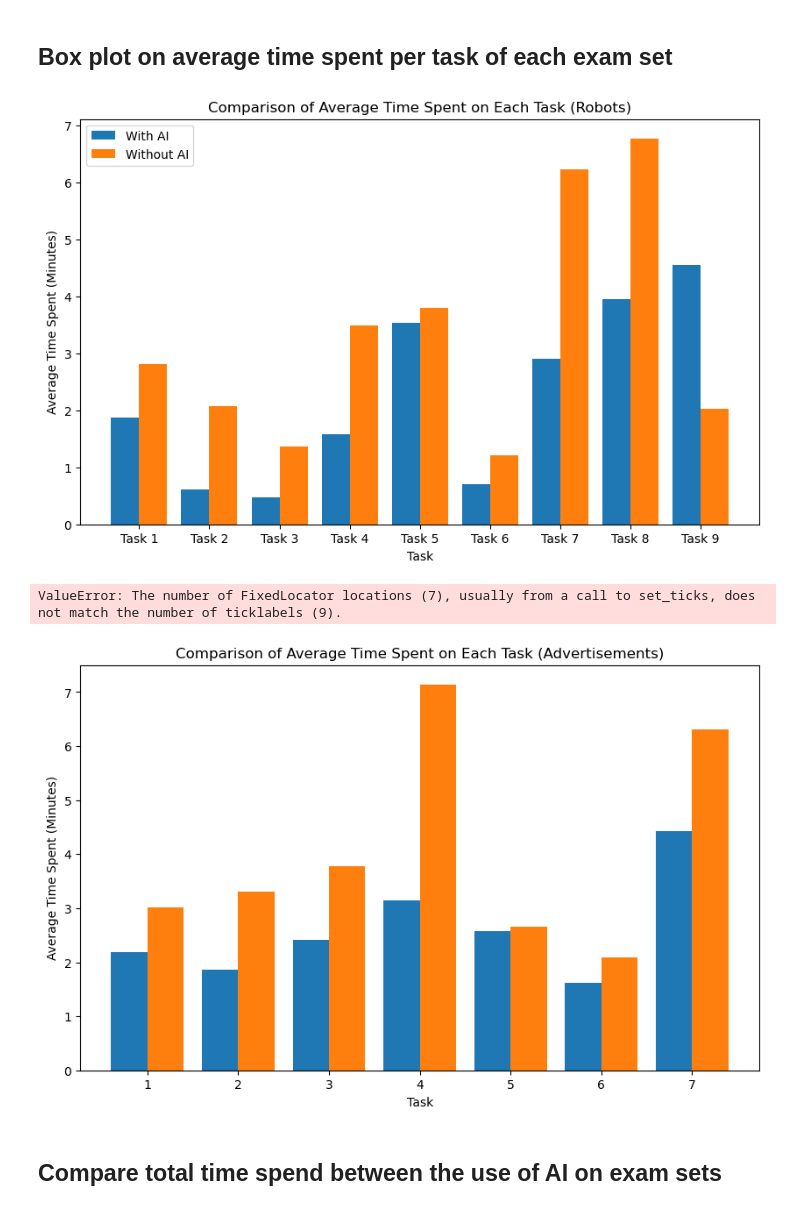
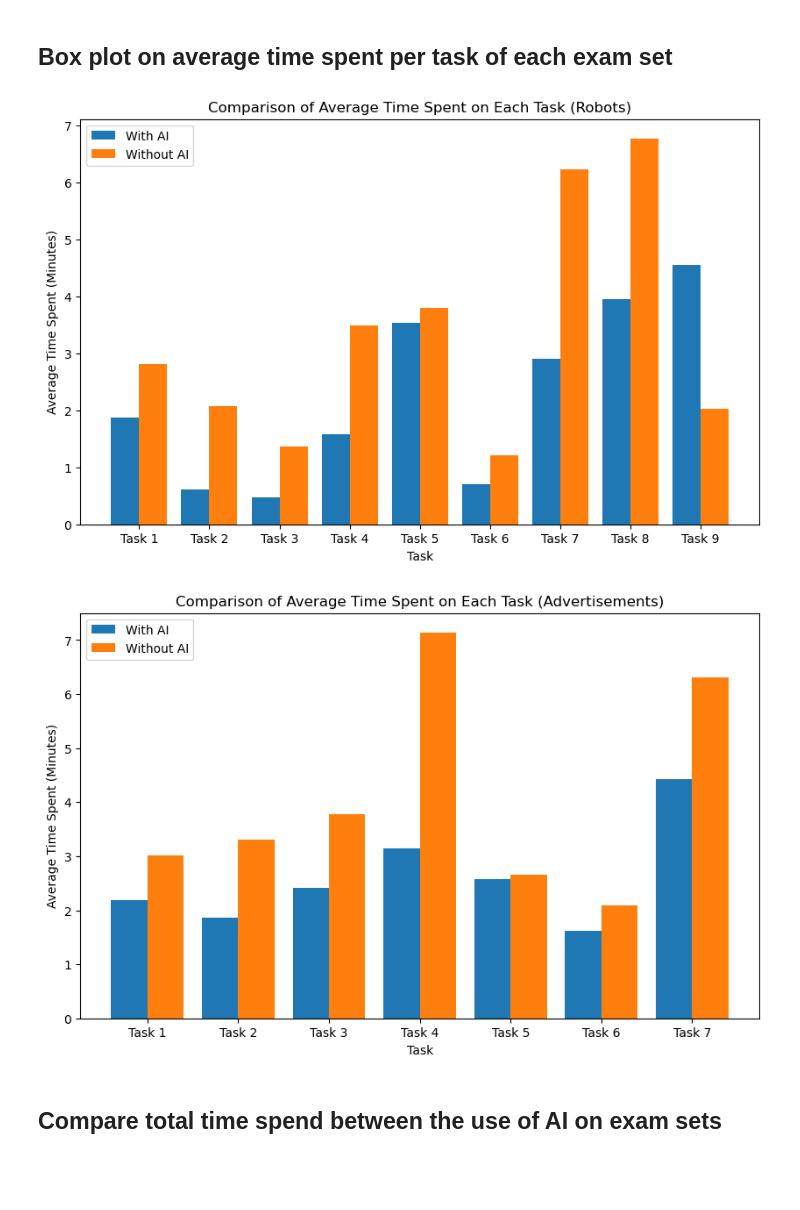
Before and after one commit to cseetreview/review_project, a Jupyter notebook: dataanalysis copy.ipynb, the cells around one changed output. Cells and saved outputs as stored; diff of their text form; code cells hidden in the pictures; blank space fills up the shorter version.

Commit message:
task names fixed

```diff
--- a/dataanalysis copy.ipynb
+++ b/dataanalysis copy.ipynb
@@ -148,38 +148,39 @@ def calculate_average_time(task_series):
 # Apply the function to calculate average time spent per task for both sets
 avg_time_with_ai_robots = data[(data['With AI'] == 'Yes') & (data['Exam Set'] == 'Robots')].iloc[:, 3:12].apply(calculate_average_time, axis=0)
 avg_time_without_ai_robots = data[(data['With AI'] == 'No') & (data['Exam Set'] == 'Robots')].iloc[:, 3:12].apply(calculate_average_time, axis=0)
 
 avg_time_with_ai_ads = data[(data['With AI'] == 'Yes') & (data['Exam Set'] == 'Advertisements')].iloc[:, 3:12].apply(calculate_average_time, axis=0)
 avg_time_without_ai_ads = data[(data['With AI'] == 'No') & (data['Exam Set'] == 'Advertisements')].iloc[:, 3:12].apply(calculate_average_time, axis=0)
 
 # Extract task names
-task_names = [f'Task {i}' for i in range(1, 10)]
+task_names_r = [f'Task {i}' for i in range(1, 10)]
+task_names_a = [f'Task {i}' for i in range(1, 8)]
+
 
 # Plot for Robots
 plt.figure(figsize=(10, 6))
 plt.bar([i - 0.2 for i in range(1, 10)], avg_time_with_ai_robots, width=0.4, label='With AI')
 plt.bar([i + 0.2 for i in range(1, 10)], avg_time_without_ai_robots, width=0.4, label='Without AI')
 plt.xlabel('Task')
 plt.ylabel('Average Time Spent (Minutes)')
 plt.title('Comparison of Average Time Spent on Each Task (Robots)')
-plt.xticks(range(1, 10), task_names)
+plt.xticks(range(1, 10), task_names_r)
 plt.legend()
 plt.show()
 
 # Plot for Advertisements
 plt.figure(figsize=(10, 6))
 plt.bar([i - 0.2 for i in range(1, 10)], avg_time_with_ai_ads, width=0.4, label='With AI')
 plt.bar([i + 0.2 for i in range(1, 10)], avg_time_without_ai_ads, width=0.4, label='Without AI')
 plt.xlabel('Task')
 plt.ylabel('Average Time Spent (Minutes)')
 plt.title('Comparison of Average Time Spent on Each Task (Advertisements)')
-plt.xticks(range(1, 8), task_names)
+plt.xticks(range(1, 8), task_names_a)
 plt.legend()
 plt.show()
 # %% [output]
 [figure]
-ValueError: The number of FixedLocator locations (7), usually from a call to set_ticks, does not match the number of ticklabels (9).
-[figure, old version]
+[figure, new version]
 # %% [markdown]
 ## Compare total time spend between the use of AI on exam sets
 # %%
```
Also changed, not shown: parts of 7 cells of this notebook.
